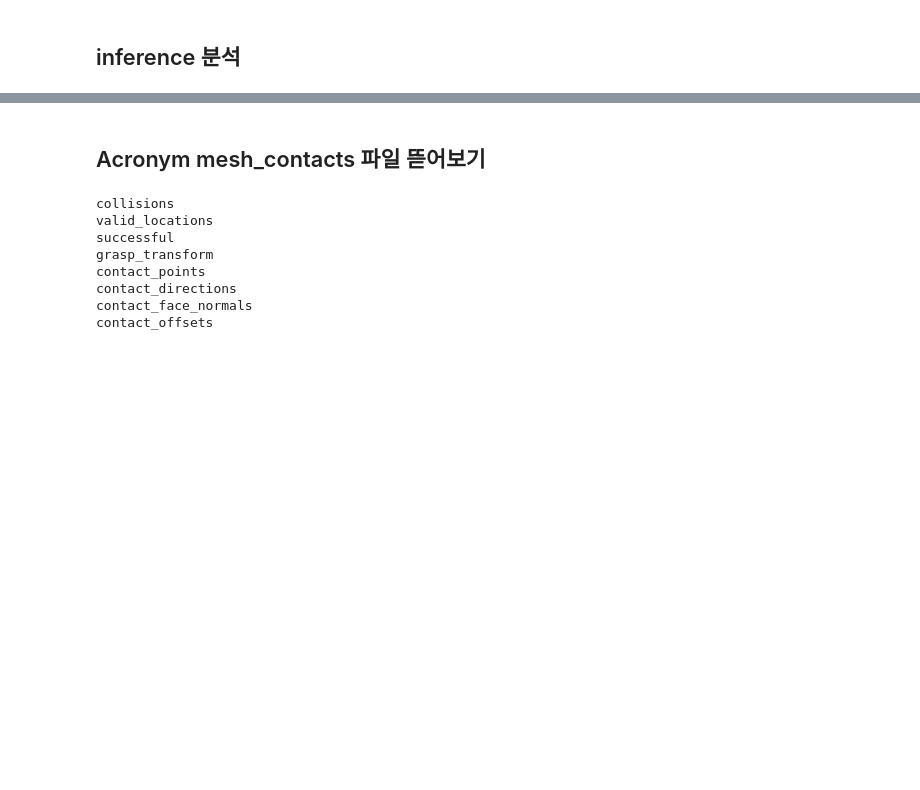
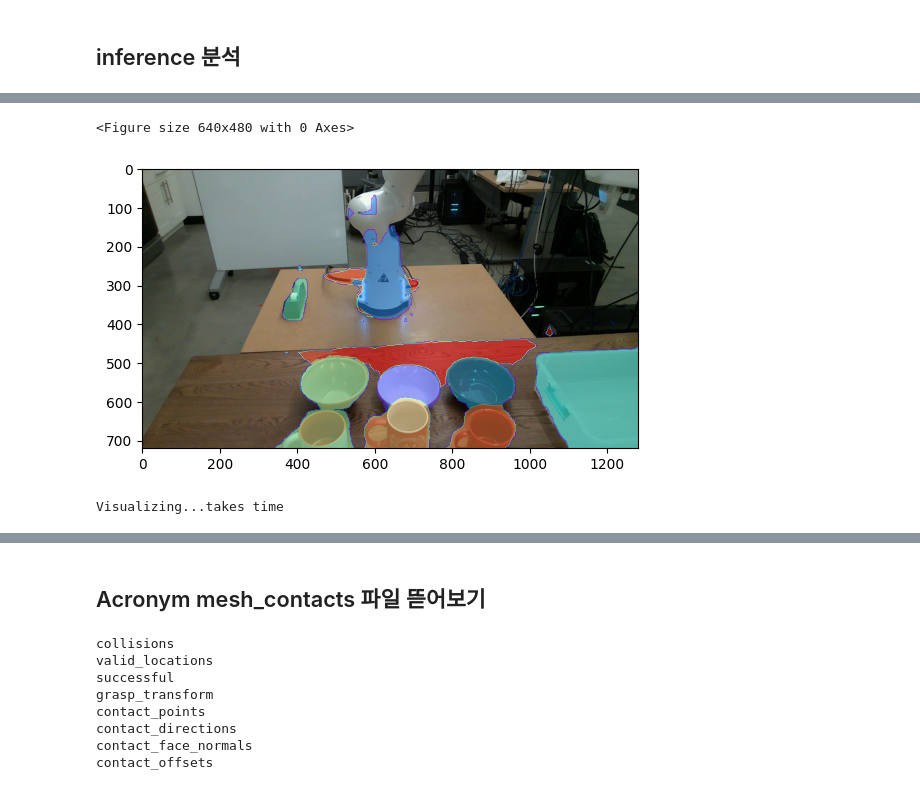
Before and after one commit to juju0111/contact_graspnet, a Jupyter notebook: contact_graspnet_study/contact_graspnet/inference_test.ipynb, the cells around one changed output, grey strips where cells are left out. Cells and saved outputs as stored; diff of their text form; code cells hidden in the pictures; blank space fills up the shorter version.

```diff
--- a/contact_graspnet_study/contact_graspnet/inference_test.ipynb
+++ b/contact_graspnet_study/contact_graspnet/inference_test.ipynb
@@ -296,0 +641,10 @@ global_config['MODEL']
+# %%
+# Visualize results
+show_image(rgb, segmap)
+# %% [output]
+<Figure size 640x480 with 0 Axes>
+[figure, added]
+# %%
+visualize_grasps(pc_full, pred_grasps_cam, scores, plot_opencv_cam=True, pc_colors=pc_colors)
+# %% [output]
+Visualizing...takes time
```
Also changed, not shown: parts of 43 cells of this notebook, 4 other files.
